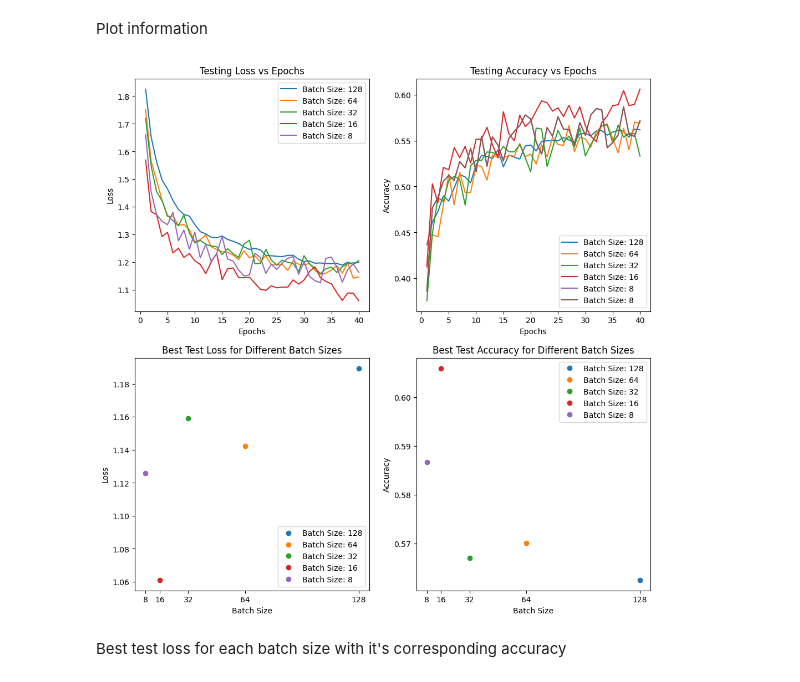
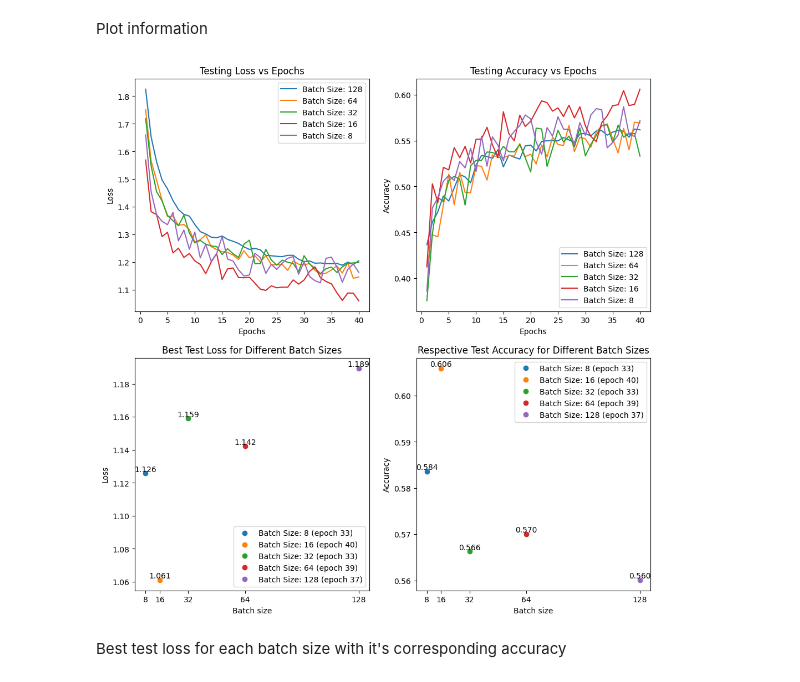
Before and after one commit to AlphaeusNg/Optimizing-FashionMNIST-Apparel-Recognition-Customised-Neural-Network-Architecture-Design, a Jupyter notebook: mobile_net.ipynb, the cells around one changed output. Cells and saved outputs as stored; diff of their text form; code cells hidden in the pictures.

```diff
--- a/mobile_net.ipynb
+++ b/mobile_net.ipynb
@@ -156,62 +169,57 @@ batch_sizes = [128, 64, 32, 16, 8]
 
 # Plot test loss vs epoch for each batch size
 fig, axes = plt.subplots(2, 2, figsize=(12, 12))
 for batch_size in batch_sizes:
     # tr_loss = batch_tr_info[batch_size]["loss"]
     te_loss = batch_te_info[batch_size]["loss"]
-    # axes[0, 0].plot(range(1, NUM_OF_EPOCHS + 1), tr_loss, label=f'Training Loss (Batch Size {batch_size})')
-    axes[0, 0].plot(range(1, NUM_OF_EPOCHS + 1), te_loss, label=f'Batch Size: {batch_size}')
+    # axes[0, 0].plot(range(1, len(te_loss) + 1), tr_loss, label=f'Training Loss (Batch Size {batch_size})')
+    axes[0, 0].plot(range(1, len(te_loss) + 1), te_loss, label=f'Batch Size: {batch_size}')
 axes[0, 0].set_xlabel('Epochs')
 axes[0, 0].set_ylabel('Loss')
 axes[0, 0].set_title('Testing Loss vs Epochs')
 axes[0, 0].legend()
 
 # Plot test acc vs epoch for each batch size
 for batch_size in batch_sizes:
     # tr_acc = batch_tr_info[batch_size]["acc"]
     te_acc = batch_te_info[batch_size]["acc"]
-    # axes[0, 1].plot(range(1, NUM_OF_EPOCHS + 1), tr_loss, label=f'Training Acc (Batch Size {batch_size})')
-    axes[0, 1].plot(range(1, NUM_OF_EPOCHS + 1), te_acc, label=f'Batch Size: {batch_size}')
-axes[0, 1].plot(range(1, NUM_OF_EPOCHS + 1), te_acc, label=f'Batch Size: {batch_size}')
+    # axes[0, 1].plot(range(1, len(te_loss) + 1), tr_loss, label=f'Training Acc (Batch Size {batch_size})')
+    axes[0, 1].plot(range(1, len(te_acc) + 1), te_acc, label=f'Batch Size: {batch_size}')
 axes[0, 1].set_xlabel('Epochs')
 axes[0, 1].set_ylabel('Accuracy')
 axes[0, 1].set_title('Testing Accuracy vs Epochs')
 axes[0, 1].legend()
 
-# Third subplot: Best Test Loss
-for batch_size in batch_sizes:
-    best_test_loss = min(batch_te_info[batch_size]['loss'])
-    axes[1, 0].plot(batch_size, best_test_loss, 'o', label=f'Batch Size: {batch_size}')
-axes[1, 0].set_xlabel('Batch Size');
+
+for batch_size, info in batch_te_info.items():
+    best_test_loss = 100
+    best_epoch = 0
+    for epoch, loss in enumerate(info["loss"]):
+        if best_test_loss > loss:
+            best_test_loss = loss
+            best_epoch = epoch
+    # Third subplot: Best Test Loss
+    axes[1, 0].plot(batch_size, best_test_loss, 'o', label=f'Batch Size: {batch_size} (epoch {best_epoch+1})')
+    axes[1, 0].text(batch_size, best_test_loss, f'{best_test_loss:.3f}', ha='center', va='bottom')
+    # Fourth subplot: Best Test Accuracy
+    axes[1, 1].plot(batch_size, info["acc"][best_epoch], 'o', label=f'Batch Size: {batch_size} (epoch {best_epoch+1})')
+    axes[1, 1].text(batch_size, info["acc"][best_epoch], f'{info["acc"][best_epoch]:.3f}', ha='center', va='bottom')
+
+axes[1, 0].set_xlabel('Batch size')
 axes[1, 0].set_xticks(batch_sizes)
 axes[1, 0].set_ylabel('Loss')
 axes[1, 0].set_title('Best Test Loss for Different Batch Sizes')
 axes[1, 0].legend()
 
-# Fourth subplot: Best Test Accuracy
-for batch_size in batch_sizes:
-    best_test_loss = max(batch_te_info[batch_size]["acc"])
-    axes[1, 1].plot(batch_size, best_test_loss, 'o', label=f'Batch Size: {batch_size}')
-axes[1, 1].set_xlabel('Batch Size');
+axes[1, 1].set_xlabel('Batch size')
 axes[1, 1].set_xticks(batch_sizes)
 axes[1, 1].set_ylabel('Accuracy')
-axes[1, 1].set_title('Best Test Accuracy for Different Batch Sizes')
+axes[1, 1].set_title('Respective Test Accuracy for Different Batch Sizes')
 axes[1, 1].legend()
+
 plt.show()
-
-# accidentally re-run it, had to import saved img
-# from matplotlib.image import imread
-# # Define the file path
-# file_path = 'training_information/mobile_v3_small/batch_loss_test_only_comparison_result.png'
-#
-# # Read and display the image
-# img = imread(file_path)
-# plt.figure(figsize=(12, 12))
-# plt.imshow(img)
-# plt.axis('off')  # Hide the axis
-# plt.show()
 # %% [output]
-[figure, old version]
+[figure, new version]
 # %% [markdown]
 Best test loss for each batch size with it's corresponding accuracy
 # %%
```
Also changed, not shown: parts of 9 cells of this notebook, 1 other file.
